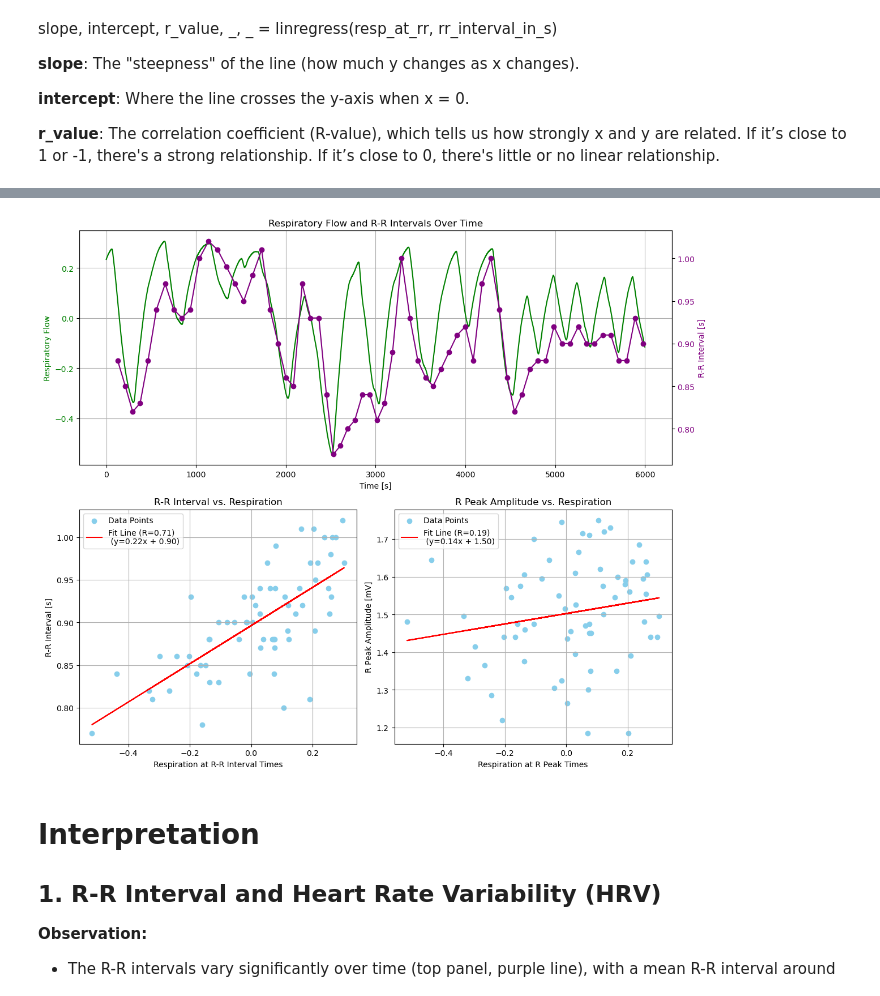
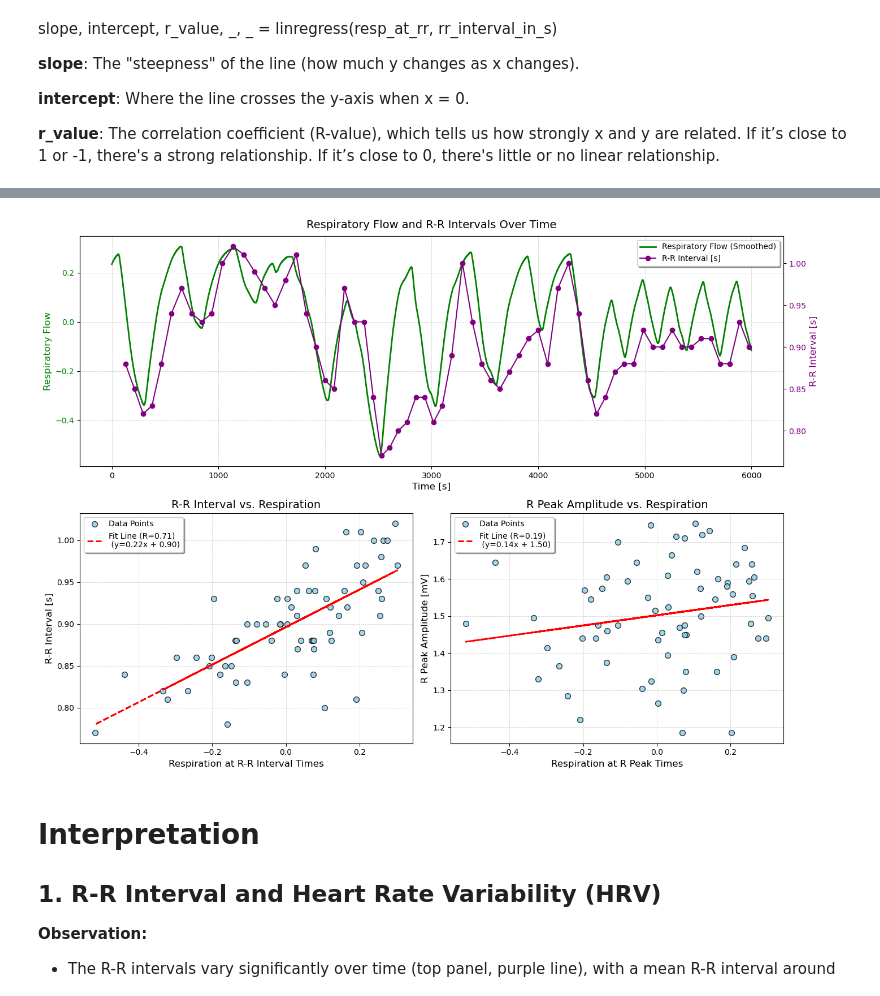
Before and after one commit to Daught/digital_biomarker, a Jupyter notebook: Signals/1_ECG_and_Respiration/L1-ecg-RR-intervals.ipynb, the cells around one changed output, grey strips where cells are left out. Drawn from its saved outputs; the diff is of its cells as text; code cells hidden in the pictures.

Commit message:
finalize Signal Processing

```diff
--- a/Signals/1_ECG_and_Respiration/L1-ecg-RR-intervals.ipynb
+++ b/Signals/1_ECG_and_Respiration/L1-ecg-RR-intervals.ipynb
@@ -311,67 +341,66 @@ STD Error: 0.09119206718113497
 # %%
-import matplotlib.pyplot as plt
-import numpy as np
-from scipy.stats import linregress
-from scipy.signal import find_peaks
-
-
 # Create a large figure
-fig = plt.figure(figsize=(12, 10))
+fig = plt.figure(figsize=(14, 10))
 
 # 1. Top plot: Respiratory flow and R-R intervals
 ax1 = fig.add_subplot(211)  # Takes up the top half of the figure
-ax1.plot(k, y_resp, label='Respiratory Flow (Smoothed)', color='green')
-ax1.set_xlabel('Time [s]')
-ax1.set_ylabel('Respiratory Flow', color='green')
+ax1.plot(k, y_resp, label='Respiratory Flow (Smoothed)', color='green', linewidth=2)
+ax1.set_xlabel('Time [s]', fontsize=12)
+ax1.set_ylabel('Respiratory Flow', color='green', fontsize=12)
 ax1.tick_params(axis='y', labelcolor='green')
-ax1.grid()
+ax1.grid(visible=True, which='both', linestyle='--', linewidth=0.5, alpha=0.7)
 
 # R-R intervals on the secondary y-axis
 ax2 = ax1.twinx()
-ax2.plot(ind_peaks[1:], rr_interval_in_s, 'o-', color='purple', label='R-R Interval [s]')
-ax2.set_ylabel('R-R Interval [s]', color='purple')
+ax2.plot(ind_peaks[1:], rr_interval_in_s, 'o-', color='purple', label='R-R Interval [s]', markersize=6)
+ax2.set_ylabel('R-R Interval [s]', color='purple', fontsize=12)
 ax2.tick_params(axis='y', labelcolor='purple')
 
 # Title for the top plot
-ax1.set_title('Respiratory Flow and R-R Intervals Over Time')
+ax1.set_title('Respiratory Flow and R-R Intervals Over Time', fontsize=14, pad=10)
+
+# Add legend for the secondary y-axis
+lines_1, labels_1 = ax1.get_legend_handles_labels()
+lines_2, labels_2 = ax2.get_legend_handles_labels()
+ax1.legend(lines_1 + lines_2, labels_1 + labels_2, loc='upper right', fontsize=10, frameon=True, shadow=True)
 
 # 2. Bottom left plot: R-R interval vs. respiration at R peak times
 ax3 = fig.add_subplot(223)  # Bottom left plot
-ax3.scatter(resp_at_rr, rr_interval_in_s, color='skyblue', label='Data Points')
+ax3.scatter(resp_at_rr, rr_interval_in_s, color='skyblue', s=50, alpha=0.8, edgecolor='black', label='Data Points')
 
 # Add linear regression line
 slope, intercept, r_value, _, _ = linregress(resp_at_rr, rr_interval_in_s)
-ax3.plot(resp_at_rr, slope * resp_at_rr + intercept, color='red',
+ax3.plot(resp_at_rr, slope * resp_at_rr + intercept, color='red', linestyle='--', linewidth=2,
          label=f'Fit Line (R={r_value:.2f}) \n (y={slope:.2f}x + {intercept:.2f})')
 
 # Labels and title for the left bottom plot
-ax3.set_xlabel('Respiration at R-R Interval Times')
-ax3.set_ylabel('R-R Interval [s]')
-ax3.set_title('R-R Interval vs. Respiration')
-ax3.legend()
-ax3.grid(True)
+ax3.set_xlabel('Respiration at R-R Interval Times', fontsize=12)
+ax3.set_ylabel('R-R Interval [s]', fontsize=12)
+ax3.set_title('R-R Interval vs. Respiration', fontsize=14)
+ax3.legend(loc='upper left', fontsize=10, frameon=True, shadow=True)
+ax3.grid(visible=True, which='both', linestyle='--', linewidth=0.5, alpha=0.7)
 
 # 3. Bottom right plot: R peak amplitudes vs. respiration
 ax4 = fig.add_subplot(224)  # Bottom right plot
-ax4.scatter(resp_at_rr, y_QRS, color='skyblue', label='Data Points')
+ax4.scatter(resp_at_rr, y_QRS, color='skyblue', s=50, alpha=0.8, edgecolor='black', label='Data Points')
 
 # Add linear regression line
 slope2, intercept2, r_value2, _, _ = linregress(resp_at_rr, y_QRS)
-ax4.plot(resp_at_rr, slope2 * resp_at_rr + intercept2, color='red',
+ax4.plot(resp_at_rr, slope2 * resp_at_rr + intercept2, color='red', linestyle='--', linewidth=2,
          label=f'Fit Line (R={r_value2:.2f}) \n (y={slope2:.2f}x + {intercept2:.2f})')
 
 # Labels and title for the right bottom plot
-ax4.set_xlabel('Respiration at R Peak Times')
-ax4.set_ylabel('R Peak Amplitude [mV]')
-ax4.set_title('R Peak Amplitude vs. Respiration')
-ax4.legend()
-ax4.grid(True)
+ax4.set_xlabel('Respiration at R Peak Times', fontsize=12)
+ax4.set_ylabel('R Peak Amplitude [mV]', fontsize=12)
+ax4.set_title('R Peak Amplitude vs. Respiration', fontsize=14)
+ax4.legend(loc='upper left', fontsize=10, frameon=True, shadow=True)
+ax4.grid(visible=True, which='both', linestyle='--', linewidth=0.5, alpha=0.7)
 
 # Adjust layout to prevent overlap
 plt.tight_layout()
 plt.show()
 # %% [output]
-[figure, old version]
+[figure, new version]
 # %% [markdown]
 # Interpretation
 ## 1. R-R Interval and Heart Rate Variability (HRV)
```
Also changed, not shown: parts of 3 cells of this notebook, 2 other files.
